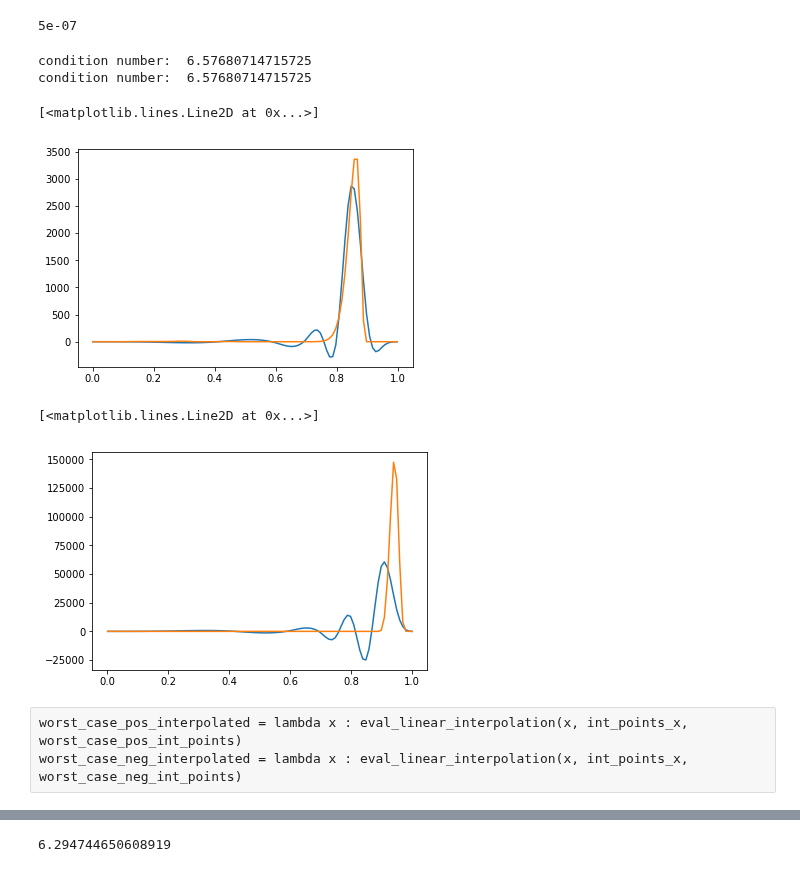
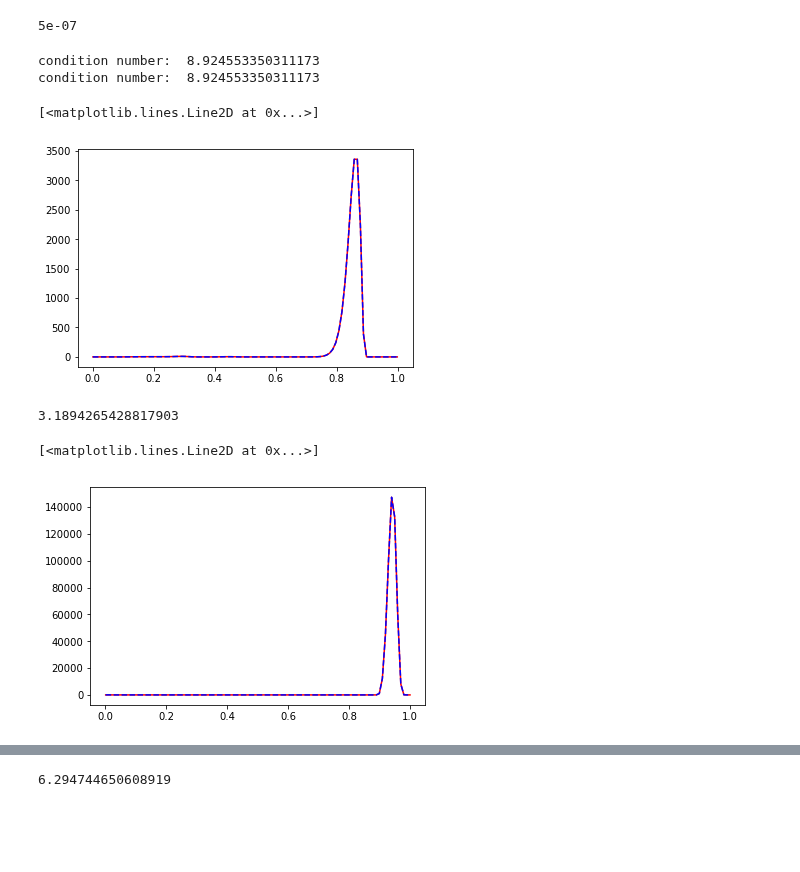
Before and after one commit to mijordan3/BNP_sensitivity, a Jupyter notebook: GMM_clustering/jupyter/clustering_iris_lucky_restart_functional_sensitivity_worst_case.ipynb, the cells around one changed output, grey strips where cells are left out. Drawn from its saved outputs; the diff is of its cells as text; code cells hidden in the pictures; blank space fills up the shorter version.

```diff
--- a/GMM_clustering/jupyter/clustering_iris_lucky_restart_functional_sensitivity_worst_case.ipynb
+++ b/GMM_clustering/jupyter/clustering_iris_lucky_restart_functional_sensitivity_worst_case.ipynb
@@ -469,7 +458,8 @@ np.min(int_points_x)
 # %%
 import interpolation_lib as interp_lib
 
-knot_vector = np.array([0.0, 0.2, 0.4, 0.6, 0.7, 0.75, 0.8, 0.85, 0.90, 0.95, 1.0])
+# knot_vector = np.array([0.0, 0.2, 0.4, 0.6, 0.7, 0.75, 0.8, 0.85, 0.90, 0.95, 1.0])
+knot_vector = int_points_x.flatten()
 worst_case_pos_interp = interp_lib.BsplineRegression(fun = worst_case_pos,
                                                      x_reg= int_points_x.flatten(),
                                                     knot_vector = knot_vector,
@@ -480,19 +470,22 @@ worst_case_neg_interp = interp_lib.BsplineRegression(fun = worst_case_neg,
                                                     knot_vector = knot_vector,
                                                     order = 3)
 # %% [output]
-condition number:  6.57680714715725
-condition number:  6.57680714715725
+condition number:  8.924553350311173
+condition number:  8.924553350311173
 # %%
 theta = np.linspace(0.001, 0.999, 100)
-plt.plot(theta, worst_case_pos_interp.eval_interp_fun(theta))
-plt.plot(theta, worst_case_pos_interp.eval_fun(theta))
+plt.plot(theta, worst_case_pos_interp.eval_interp_fun(theta), color = 'red')
+plt.plot(theta, worst_case_pos_interp.eval_fun(theta), '--', color = 'blue')
 # %% [output]
 [<matplotlib.lines.Line2D at 0x...>]
-[figure, old version]
+[figure, new version]
+# %%
+np.max(np.abs(worst_case_pos_interp.eval_interp_fun(theta) - worst_case_pos_interp.eval_fun(theta)))
+# %% [output]
+3.1894265428817903
 # %%
-theta = np.linspace(0.001, 0.999, 100)
-plt.plot(theta, worst_case_neg_interp.eval_interp_fun(theta))
-plt.plot(theta, worst_case_neg_interp.eval_fun(theta))
+plt.plot(theta, worst_case_neg_interp.eval_interp_fun(theta), color = 'red')
+plt.plot(theta, worst_case_neg_interp.eval_fun(theta), '--', color = 'blue')
 # %% [output]
 [<matplotlib.lines.Line2D at 0x...>]
-[figure, old version]
+[figure, new version]
@@ -502,3 +491,0 @@ plt.plot(theta, worst_case_neg_interp.eval_fun(theta))
-# %% [raw]
-worst_case_pos_interpolated = lambda x : eval_linear_interpolation(x, int_points_x, worst_case_pos_int_points)
-worst_case_neg_interpolated = lambda x : eval_linear_interpolation(x, int_points_x, worst_case_neg_int_points)
```
Also changed, not shown: parts of 38 cells of this notebook, 3 other files.
